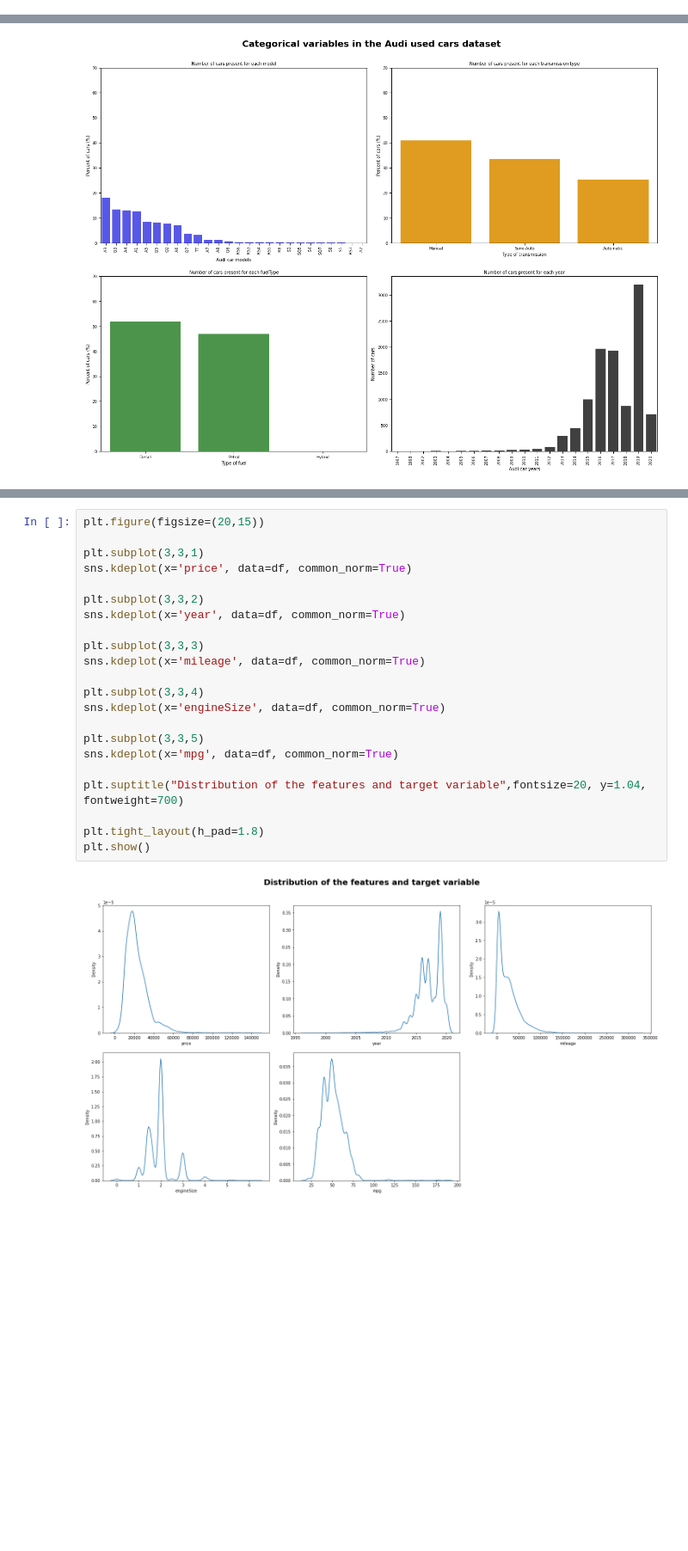
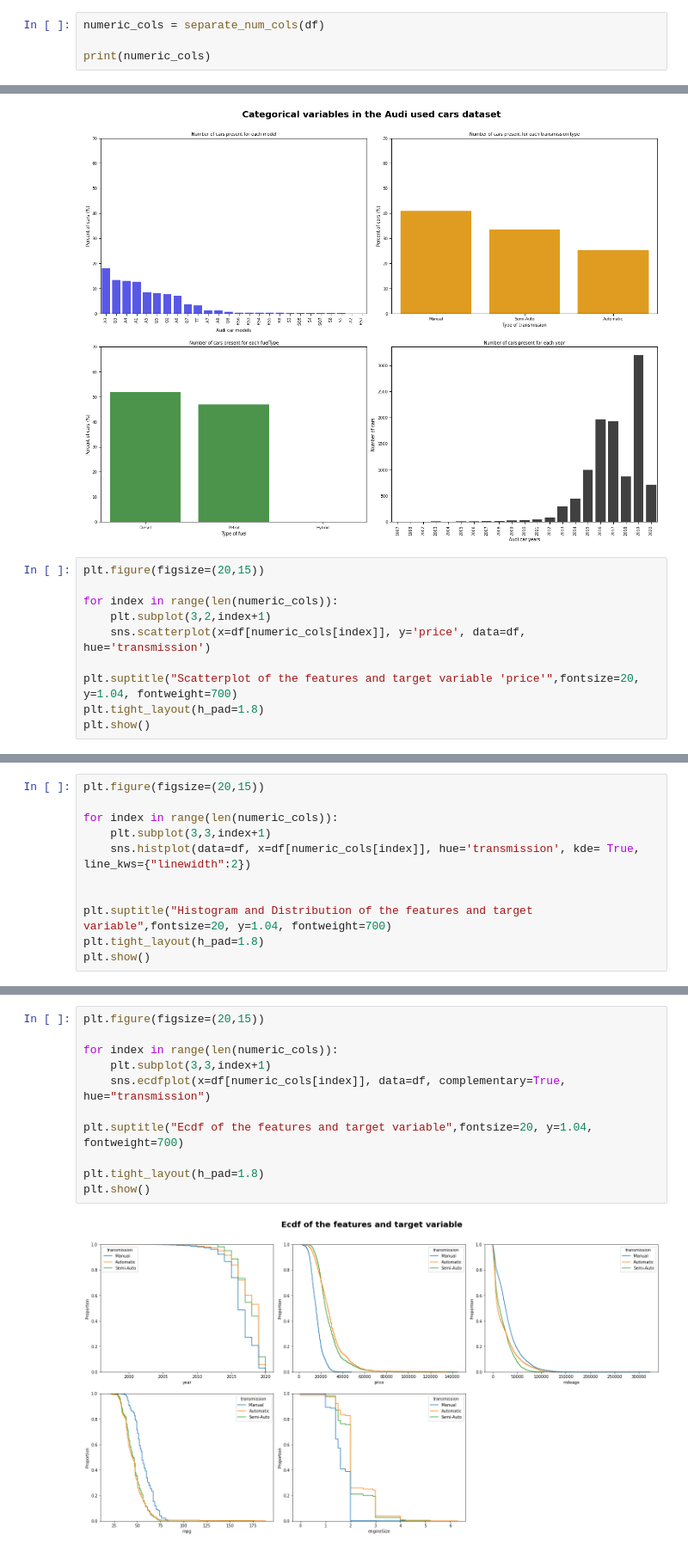
Before and after one commit to NahimaTrisha/Data-visualization-with-Python, a Jupyter notebook: audi_used_car_EDA.ipynb, the cells around one changed output, grey strips where cells are left out. Shown at 86% size. Cells and saved outputs as stored; diff of their text form; blank space fills up the shorter version.

```diff
--- a/audi_used_car_EDA.ipynb
+++ b/audi_used_car_EDA.ipynb
@@ -35,0 +62,4 @@ memory usage: 666.9+ KB
+# %%
+numeric_cols = separate_num_cols(df)
+
+print(numeric_cols)
@@ -272,3 +310,13 @@ plt.tight_layout(h_pad=1.8)
 plt.show()
 # %% [output]
 [figure]
+# %%
+plt.figure(figsize=(20,15))
+
+for index in range(len(numeric_cols)):
+    plt.subplot(3,2,index+1)
+    sns.scatterplot(x=df[numeric_cols[index]], y='price', data=df, hue='transmission')
+
+plt.suptitle("Scatterplot of the features and target variable 'price'",fontsize=20, y=1.04, fontweight=700)
+plt.tight_layout(h_pad=1.8)
+plt.show()
@@ -310,0 +337,11 @@ plt.show()
+# %%
+plt.figure(figsize=(20,15))
+
+for index in range(len(numeric_cols)):
+    plt.subplot(3,3,index+1)
+    sns.histplot(data=df, x=df[numeric_cols[index]], hue='transmission', kde= True, line_kws={"linewidth":2})
+
+
+plt.suptitle("Histogram and Distribution of the features and target variable",fontsize=20, y=1.04, fontweight=700)
+plt.tight_layout(h_pad=1.8)
+plt.show()
@@ -311,24 +350,13 @@ plt.show()
 # %%
 plt.figure(figsize=(20,15))
 
-plt.subplot(3,3,1)
-sns.kdeplot(x='price', data=df, common_norm=True)
+for index in range(len(numeric_cols)):
+    plt.subplot(3,3,index+1)
+    sns.ecdfplot(x=df[numeric_cols[index]], data=df, complementary=True, hue="transmission")
 
-plt.subplot(3,3,2)
-sns.kdeplot(x='year', data=df, common_norm=True)
-
-plt.subplot(3,3,3)
-sns.kdeplot(x='mileage', data=df, common_norm=True)
-
-plt.subplot(3,3,4)
-sns.kdeplot(x='engineSize', data=df, common_norm=True)
-
-plt.subplot(3,3,5)
-sns.kdeplot(x='mpg', data=df, common_norm=True)
-
-plt.suptitle("Distribution of the features and target variable",fontsize=20, y=1.04, fontweight=700)
+plt.suptitle("Ecdf of the features and target variable",fontsize=20, y=1.04, fontweight=700)
 
 plt.tight_layout(h_pad=1.8)
 plt.show()
 # %% [output]
-[figure, old version]
+[figure, new version]
```
Also changed, not shown: parts of 15 cells of this notebook.
